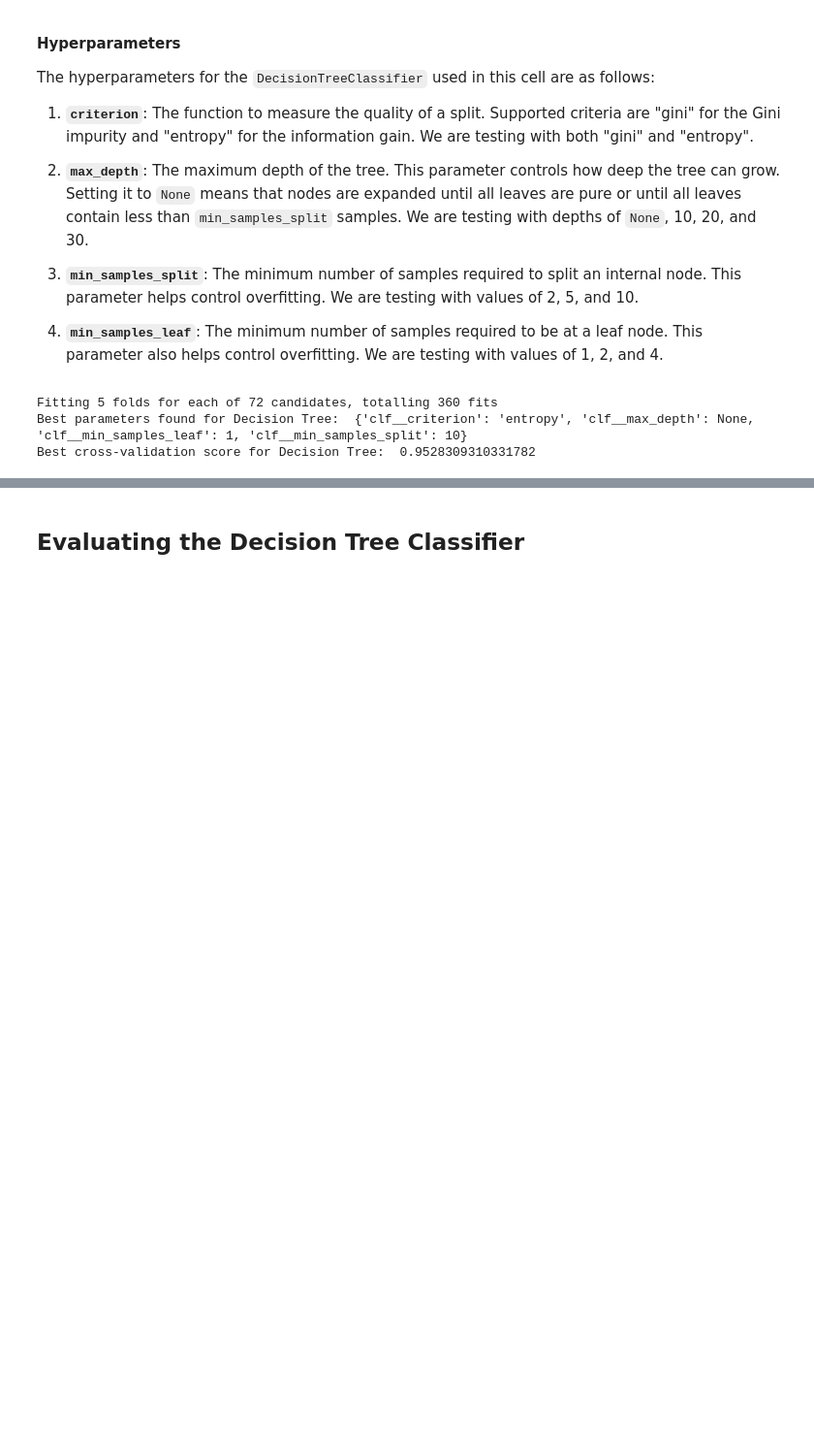
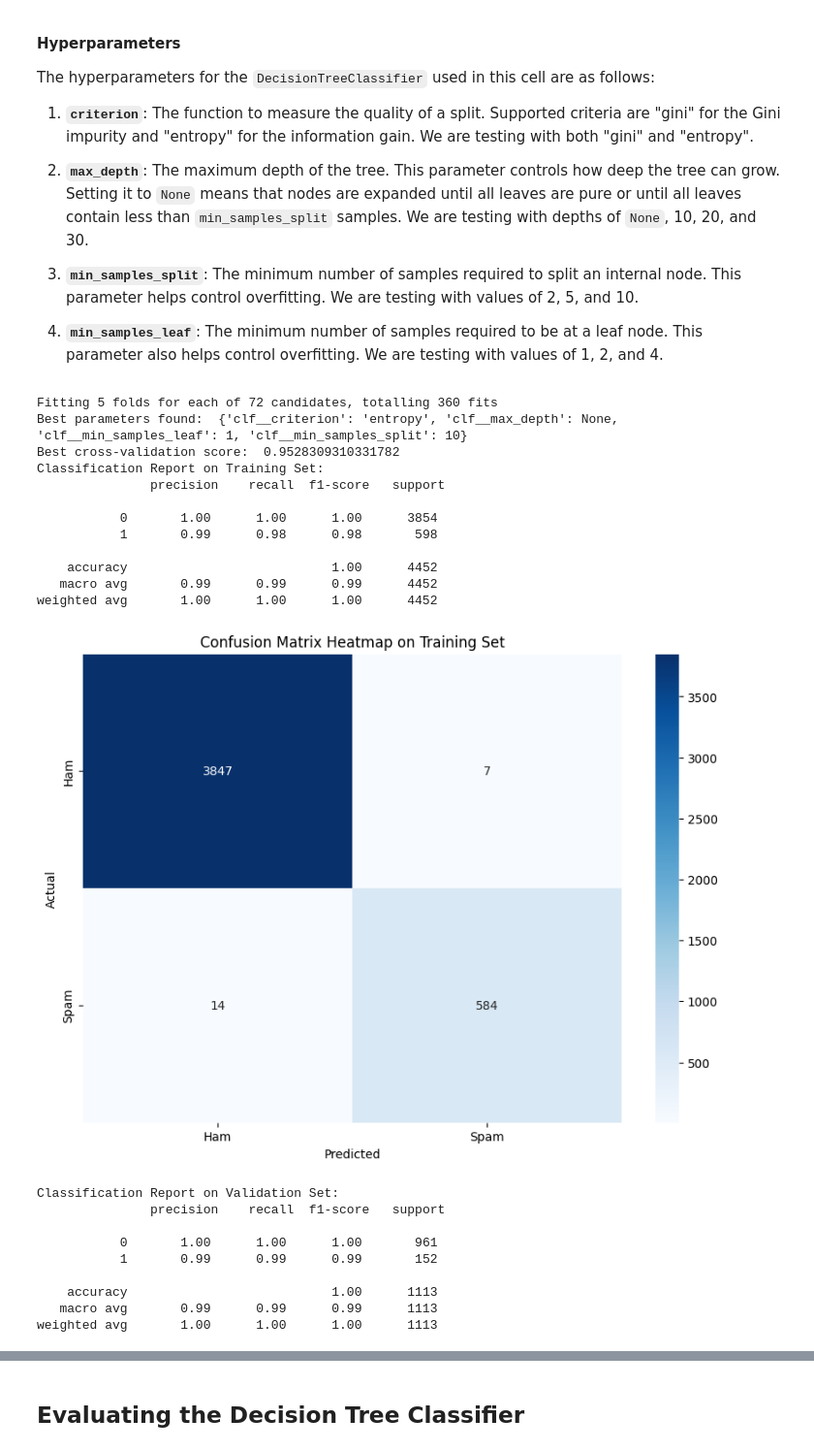
Before and after one commit to Nandini-Jaiswal/AppliedMachineLearning, a Jupyter notebook: Assignment_1/train.ipynb, the cells around one changed output, grey strips where cells are left out. Shown: that part at 97% size. Cells and saved outputs as stored; diff of their text form; code cells hidden in the pictures; blank space fills up the shorter version.

```diff
--- a/Assignment_1/train.ipynb
+++ b/Assignment_1/train.ipynb
@@ -128,25 +213,38 @@ The hyperparameters for the `DecisionTreeClassifier` used in this cell are as fo
 
 4. **`min_samples_leaf`**: The minimum number of samples required to be at a leaf node. This parameter also helps control overfitting. We are testing with values of 1, 2, and 4.
 # %%
-pipeline_dt = Pipeline([
-    ('vect', CountVectorizer()),
-    ('tfidf', TfidfTransformer()),
-    ('clf', DecisionTreeClassifier(random_state=42))
-])
+model = DecisionTreeClassifier(random_state=42)
 
-param_grid_dt = {
+param_grid = {
     'clf__criterion': ['gini', 'entropy'],
     'clf__max_depth': [None, 10, 20, 30],
     'clf__min_samples_split': [2, 5, 10],
     'clf__min_samples_leaf': [1, 2, 4]
 }
 
-grid_search_dt = GridSearchCV(pipeline_dt, param_grid_dt, cv=5, n_jobs=-1, verbose=1)
-grid_search_dt.fit(combined_df['message'], combined_df['label'])
+best_model_dt = hyperparameter_tune(model, param_grid, combined_df['message'], combined_df['label'])
 
-print("Best parameters found for Decision Tree: ", grid_search_dt.best_params_)
-print("Best cross-validation score for Decision Tree: ", grid_search_dt.best_score_)
+validate_and_score_model(best_model_dt, combined_df['message'], combined_df['label'], validation_df['message'], validation_df['label'])
 # %% [output]
 Fitting 5 folds for each of 72 candidates, totalling 360 fits
-Best parameters found for Decision Tree:  {'clf__criterion': 'entropy', 'clf__max_depth': None, 'clf__min_samples_leaf': 1, 'clf__min_samples_split': 10}
-Best cross-validation score for Decision Tree:  0.9528309310331782
+Best parameters found:  {'clf__criterion': 'entropy', 'clf__max_depth': None, 'clf__min_samples_leaf': 1, 'clf__min_samples_split': 10}
+Best cross-validation score:  0.9528309310331782
+Classification Report on Training Set:
+               precision    recall  f1-score   support
+
+           0       1.00      1.00      1.00      3854
+           1       0.99      0.98      0.98       598
+
+    accuracy                           1.00      4452
+   macro avg       0.99      0.99      0.99      4452
+weighted avg       1.00      1.00      1.00      4452
+[figure, added]
+Classification Report on Validation Set:
+               precision    recall  f1-score   support
+
+           0       1.00      1.00      1.00       961
+           1       0.99      0.99      0.99       152
+
+    accuracy                           1.00      1113
+   macro avg       0.99      0.99      0.99      1113
+weighted avg       1.00      1.00      1.00      1113
```
Also changed, not shown: parts of 21 cells of this notebook, 1 other file.
